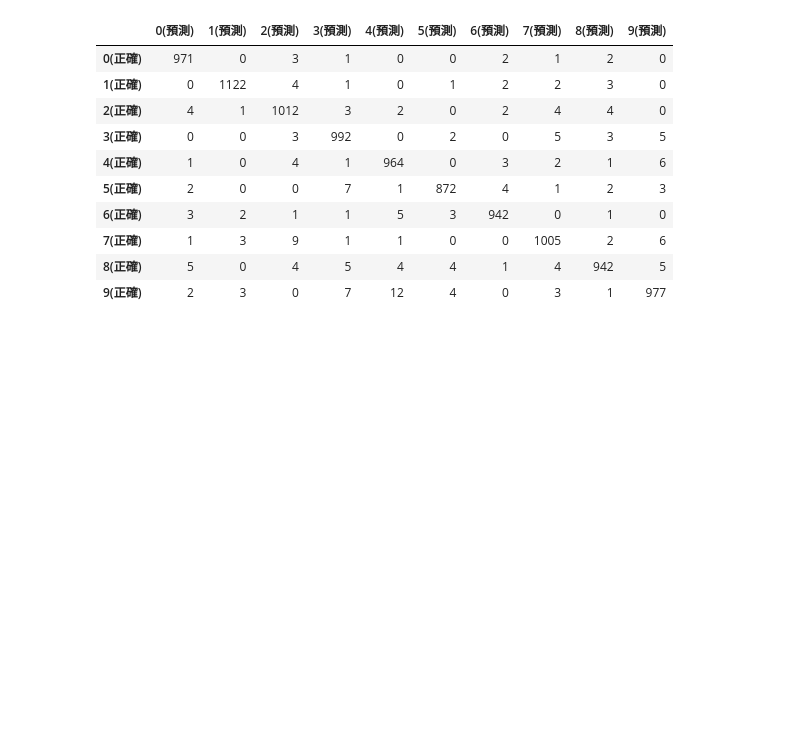
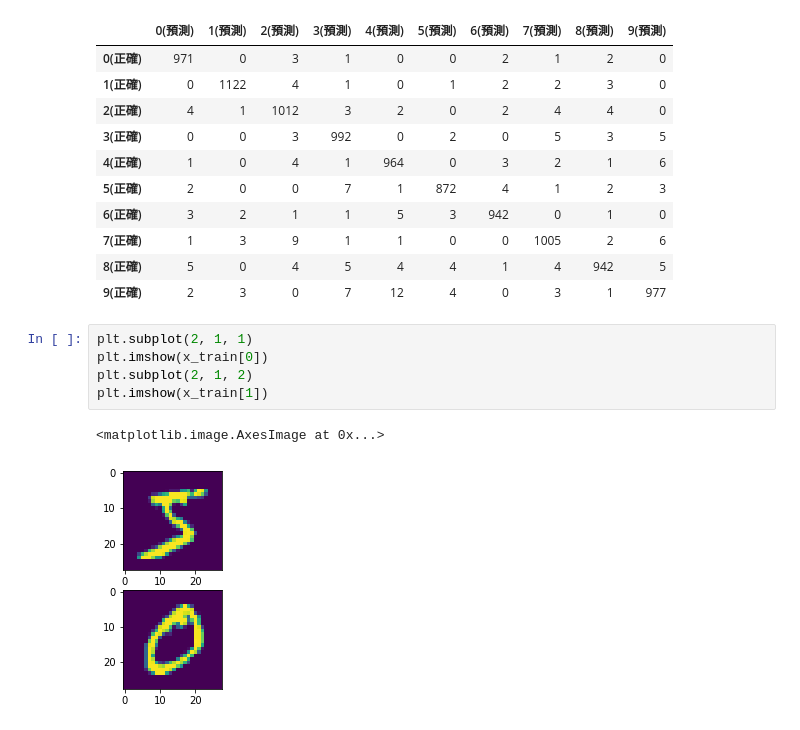
Before and after one commit to Elwing-Chou/tibaml0922, a Jupyter notebook: mlp.ipynb, the cells around one changed output. Drawn from its saved outputs; the diff is of its cells as text; blank space fills up the shorter version.

```diff
--- a/mlp.ipynb
+++ b/mlp.ipynb
@@ -151,3 +151,11 @@ pd.DataFrame(mat,
 | 7(正確) | 1 | 3 | 9 | 1 | 1 | 0 | 0 | 1005 | 2 | 6 |
 | 8(正確) | 5 | 0 | 4 | 5 | 4 | 4 | 1 | 4 | 942 | 5 |
 | 9(正確) | 2 | 3 | 0 | 7 | 12 | 4 | 0 | 3 | 1 | 977 |
+# %%
+plt.subplot(2, 1, 1)
+plt.imshow(x_train[0])
+plt.subplot(2, 1, 2)
+plt.imshow(x_train[1])
+# %% [output]
+<matplotlib.image.AxesImage at 0x...>
+[figure, added]
```
